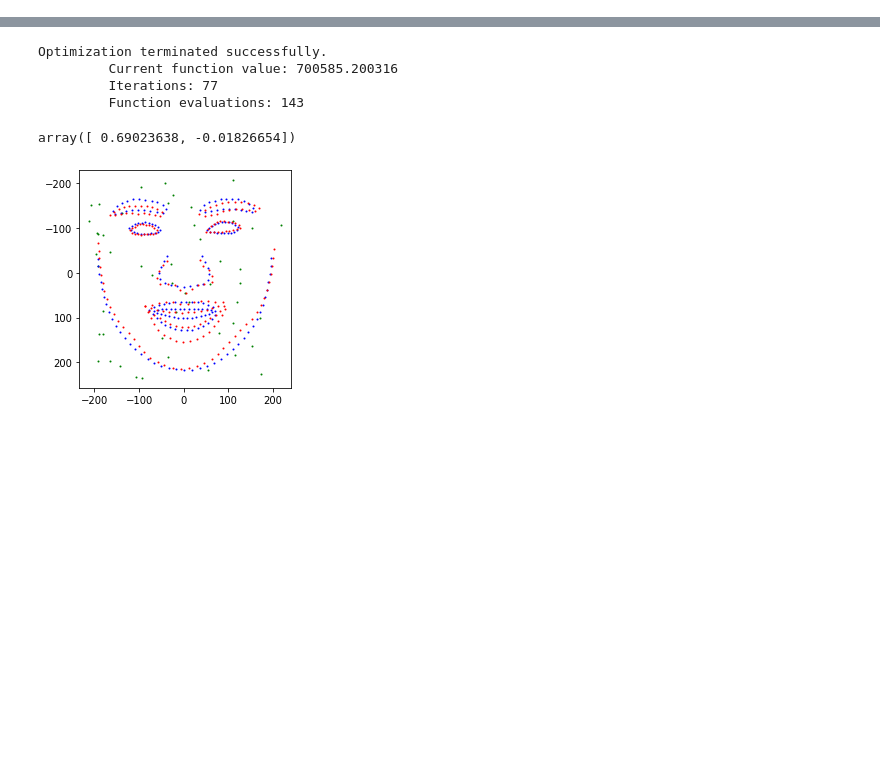
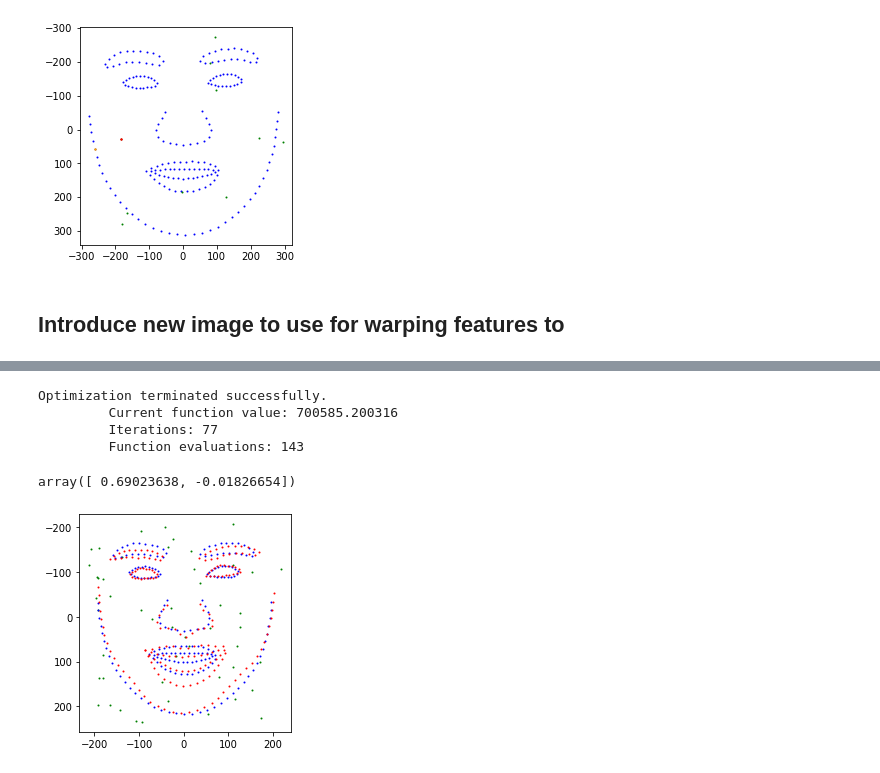
Before and after one commit to HejSumin/face_alignment, a Jupyter notebook: Face_Alignment_Playground_Rasmus.ipynb, the cells around one changed output, grey strips where cells are left out. Drawn from its saved outputs; the diff is of its cells as text; code cells hidden in the pictures; blank space fills up the shorter version.

```diff
--- a/Face_Alignment_Playground_Rasmus.ipynb
+++ b/Face_Alignment_Playground_Rasmus.ipynb
@@ -38,0 +41,14 @@ plt.show()
+# %%
+def find_closest_landmark(feature, landmarks):
+
+    min_distance = sys.float_info.max
+    closest_landmark = -1
+
+    for index, landmark in enumerate(landmarks):
+            distance = np.linalg.norm( landmark - feature)
+
+            if distance < min_distance:
+                min_distance = distance
+                closest_landmark = index
+
+    return closest_landmark
@@ -38,0 +65,23 @@ plt.show()
+# %%
+#Test that finding closest landmark function works
+
+feature = features[3]
+
+closest_landmark = aligned_mean_shape[find_closest_landmark(feature,aligned_mean_shape)]
+
+plt.scatter(aligned_mean_shape[:,0],aligned_mean_shape[:,1], s = 1, color='b')
+#plt.scatter(img1[:,0] ,img1[:,1], s = 1, color='r')
+
+plt.scatter(features[:,0],features[:,1], s = 1, color='g')
+#plt.scatter(x,y, s = 1)
+
+plt.scatter(closest_landmark[0],closest_landmark[1],color='orange',s=2)
+plt.scatter(feature[0],feature[1],color='r',s=2)
+
+plt.gca().invert_yaxis()
+plt.gca().set_aspect('equal', adjustable='box')
+plt.show()
+# %% [output]
+[figure, added]
+# %% [markdown]
+## Introduce new image to use for warping features to
```
Also changed, not shown: parts of 24 cells of this notebook.
